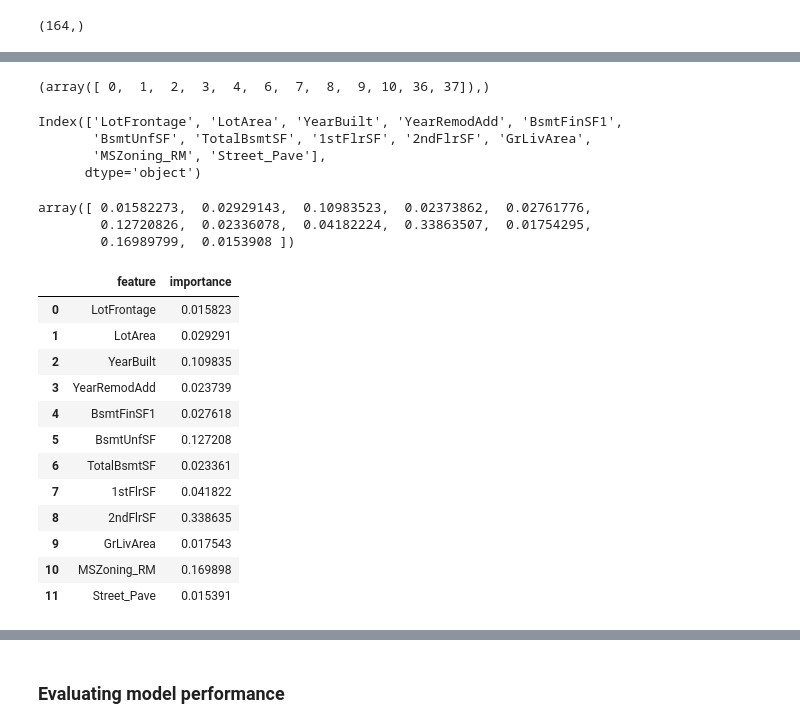
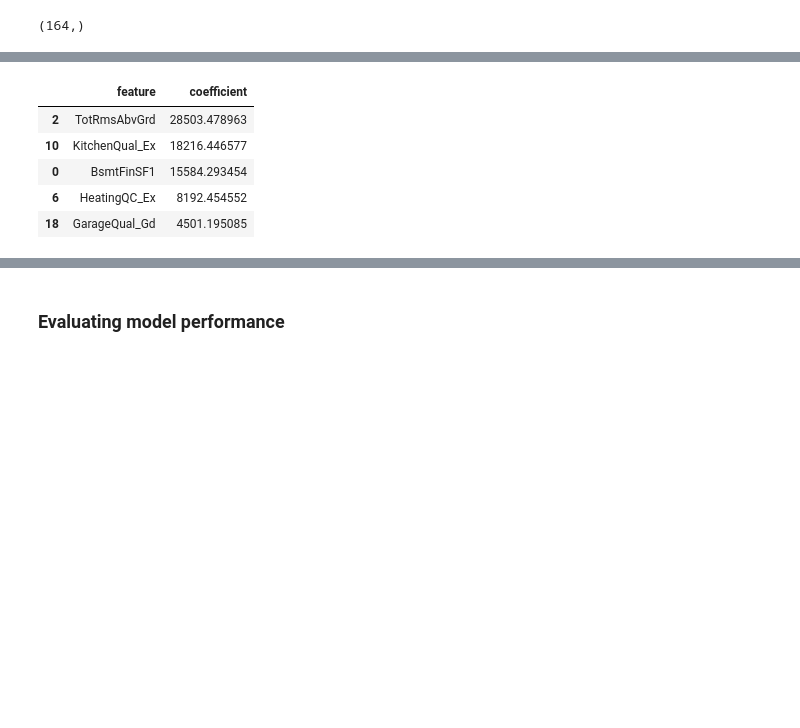
Before and after one commit to godsylla/Housing-Sales-Price-Predictions-Regression-, a Jupyter notebook: ipynb/Part03 B - Ames Housing Data - Predictive Model (Fixable Features).ipynb, the cells around one changed output, grey strips where cells are left out. Saved outputs shown, nothing was run; the diff lists cells and outputs as text; code cells hidden in the pictures; blank space fills up the shorter version.

```diff
--- a/ipynb/Part03 B - Ames Housing Data - Predictive Model (Fixable Features).ipynb
+++ b/ipynb/Part03 B - Ames Housing Data - Predictive Model (Fixable Features).ipynb
@@ -199,3 +219,0 @@ y_test.shape
-# %%
-y_train = pickle.load(open('./y_train.p', 'rb'))
-y_train.shape
@@ -399,38 +272,12 @@ array([ True,  True,  True,  True,  True, False,  True,  True,  True,
-# %%
-feature_indices = np.where(rfr>0.0125)
-feature_indices
-# gives the array index for where the important features are that are > 0.0125.
-# %% [output]
-(array([ 0,  1,  2,  3,  4,  6,  7,  8,  9, 10, 36, 37]),)
-# %%
-rfr_features = lasso_features[feature_indices]
-rfr_features
-# %% [output]
-Index(['LotFrontage', 'LotArea', 'YearBuilt', 'YearRemodAdd', 'BsmtFinSF1',
-       'BsmtUnfSF', 'TotalBsmtSF', '1stFlrSF', '2ndFlrSF', 'GrLivArea',
-       'MSZoning_RM', 'Street_Pave'],
-      dtype='object')
-# %%
-rfr_coefs = rfr[feature_indices]
-rfr_coefs
-# %% [output]
-array([ 0.01582273,  0.02929143,  0.10983523,  0.02373862,  0.02761776,
-        0.12720826,  0.02336078,  0.04182224,  0.33863507,  0.01754295,
-        0.16989799,  0.0153908 ])
-# %%
-top11_features = pd.DataFrame(list(zip(rfr_features, rfr_coefs)), columns = ['feature', 'importance'])
-top11_features
-# %% [output]
-|  | feature | importance |
-| 0 | LotFrontage | 0.015823 |
-| 1 | LotArea | 0.029291 |
-| 2 | YearBuilt | 0.109835 |
-| 3 | YearRemodAdd | 0.023739 |
-| 4 | BsmtFinSF1 | 0.027618 |
-| 5 | BsmtUnfSF | 0.127208 |
-| 6 | TotalBsmtSF | 0.023361 |
-| 7 | 1stFlrSF | 0.041822 |
-| 8 | 2ndFlrSF | 0.338635 |
-| 9 | GrLivArea | 0.017543 |
-| 10 | MSZoning_RM | 0.169898 |
-| 11 | Street_Pave | 0.015391 |
+# %%
+feature_coef = linreg_gs.best_estimator_.named_steps['linreg'].coef_
+feature_coef_df = pd.DataFrame(list(zip(lasso_features, feature_coef)), columns=['feature', 'coefficient'])
+top5_feat = feature_coef_df.sort_values(by='coefficient', ascending=False)[:5]
+top5_feat
+# %% [output]
+|  | feature | coefficient |
+| 2 | TotRmsAbvGrd | 28503.478963 |
+| 10 | KitchenQual_Ex | 18216.446577 |
+| 0 | BsmtFinSF1 | 15584.293454 |
+| 6 | HeatingQC_Ex | 8192.454552 |
+| 18 | GarageQual_Gd | 4501.195085 |
```
Also changed, not shown: parts of 47 cells of this notebook, 3 other files.
